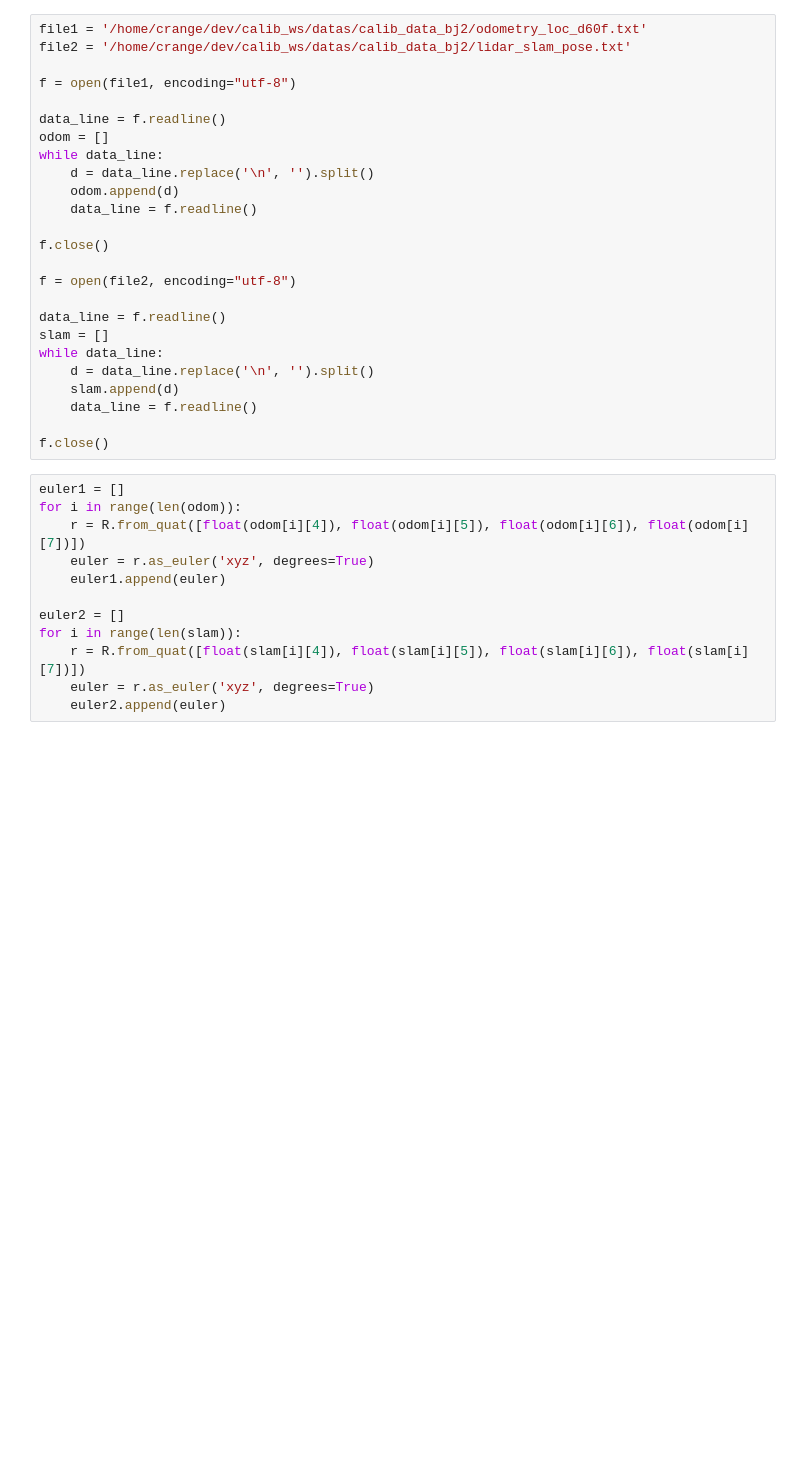
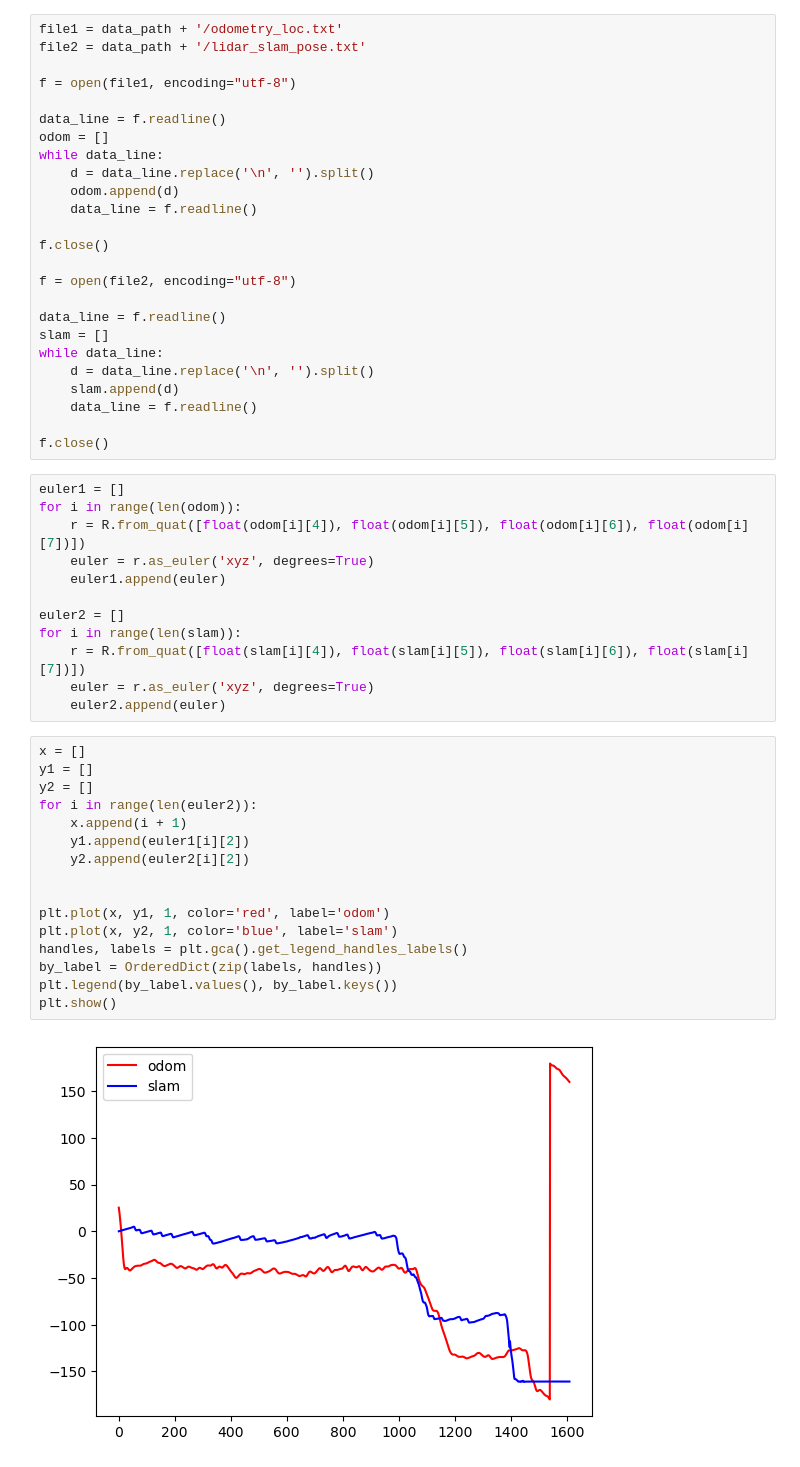
Before and after one commit to cjz37/data_process, a Jupyter notebook: modify/show_ea.ipynb, the cells around one changed output. Saved outputs shown, nothing was run; the diff lists cells and outputs as text; blank space fills up the shorter version.

```diff
--- a/modify/show_ea.ipynb
+++ b/modify/show_ea.ipynb
@@ -46,8 +46,8 @@ plt.show()
 #                                                                                             float(datas1[i][6]), 9,
 #                                                                                             float(datas1[i][7]), 9), file=fout)
 # %%
-file1 = '/home/crange/dev/calib_ws/datas/calib_data_bj2/odometry_loc_d60f.txt'
-file2 = '/home/crange/dev/calib_ws/datas/calib_data_bj2/lidar_slam_pose.txt'
+file1 = data_path + '/odometry_loc.txt'
+file2 = data_path + '/lidar_slam_pose.txt'
 
 f = open(file1, encoding="utf-8")
 
@@ -82,4 +82,22 @@ for i in range(len(slam)):
     r = R.from_quat([float(slam[i][4]), float(slam[i][5]), float(slam[i][6]), float(slam[i][7])])
     euler = r.as_euler('xyz', degrees=True)
     euler2.append(euler)
+# %%
+x = []
+y1 = []
+y2 = []
+for i in range(len(euler2)):
+    x.append(i + 1)
+    y1.append(euler1[i][2])
+    y2.append(euler2[i][2])
+
+
+plt.plot(x, y1, 1, color='red', label='odom')
+plt.plot(x, y2, 1, color='blue', label='slam')
+handles, labels = plt.gca().get_legend_handles_labels()
+by_label = OrderedDict(zip(labels, handles))
+plt.legend(by_label.values(), by_label.keys())
+plt.show()
+# %% [output]
+[figure, added]
 # %%
```
Also changed, not shown: parts of 3 cells of this notebook, 2 other files.
